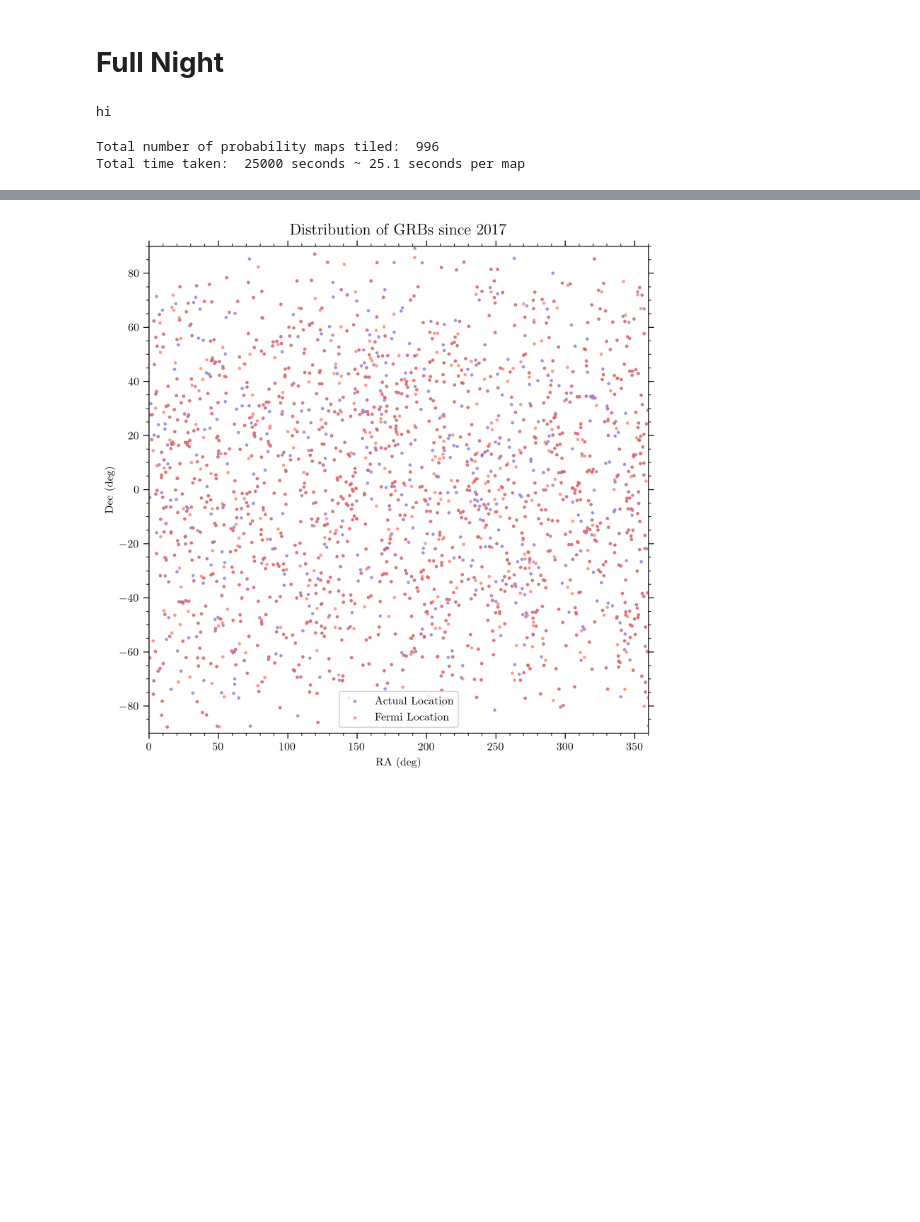
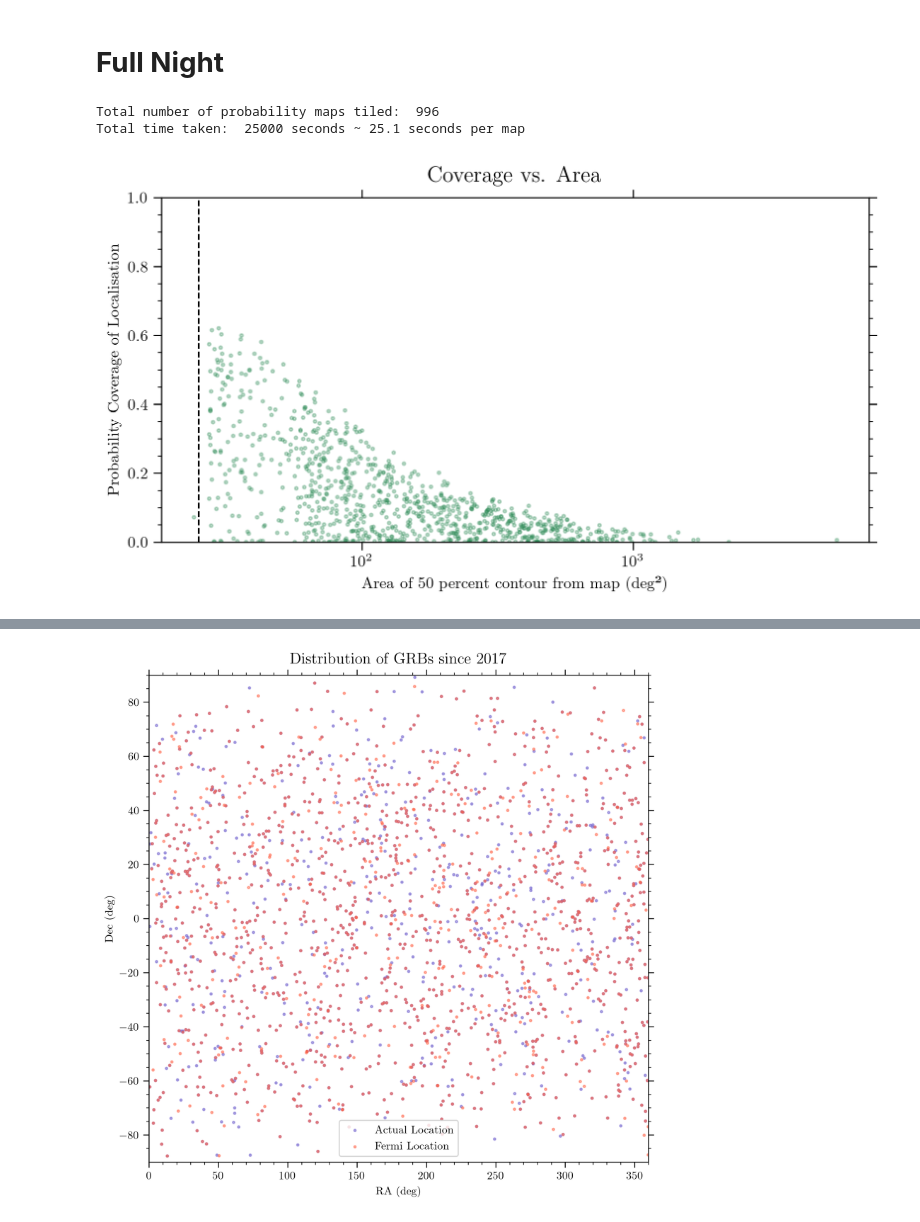
Before and after one commit to ravioli1369/fermi_grbs, a Jupyter notebook: stats.ipynb, the cells around one changed output, grey strips where cells are left out. Cells and saved outputs as stored; diff of their text form; code cells hidden in the pictures; blank space fills up the shorter version.

```diff
--- a/stats.ipynb
+++ b/stats.ipynb
@@ -89,11 +89,6 @@ Out of the these, the number of real GRBs:  214
 Out of the these, the number of real GRBs that have probability maps:  212
 # %% [markdown]
 # **Full Night**
-# %%
-s = u'hi'
-print(str(s))
-# %% [output]
-hi
 # %%
 coverage = pd.DataFrame(pd.read_csv("/home/ravioli/astro/git/fermi_grbs/coverage.csv"))
 filt = ['DID NOT RISE', 'None', 'NOT VISIBLE']
@@ -141,2 +129,14 @@ times = np.array(times)
+# %%
+plt.figure(figsize=(8,4), dpi=300)
+plt.scatter(coverage['area'], coverage['coverage'], s=4, color='seagreen', alpha=0.3)
+plt.vlines(25, 0, 1, color='k', linestyle='--', linewidth=1)
+plt.xlabel("Area of 50 percent contour from map (deg²)")
+plt.ylabel("Probability Coverage of Localisation")
+plt.title("Coverage vs. Area", fontsize=14, pad=10)
+plt.ylim(0,1)
+plt.xscale('symlog')
+plt.show()
+# %% [output]
+[figure, added]
 # %%
 plt.figure(figsize=(8,4), dpi=300)
```
Also changed, not shown: parts of 20 cells of this notebook.
